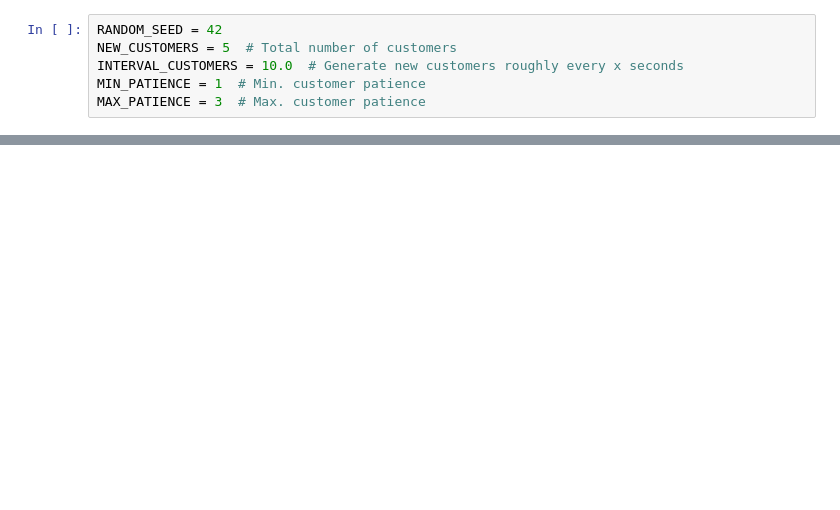
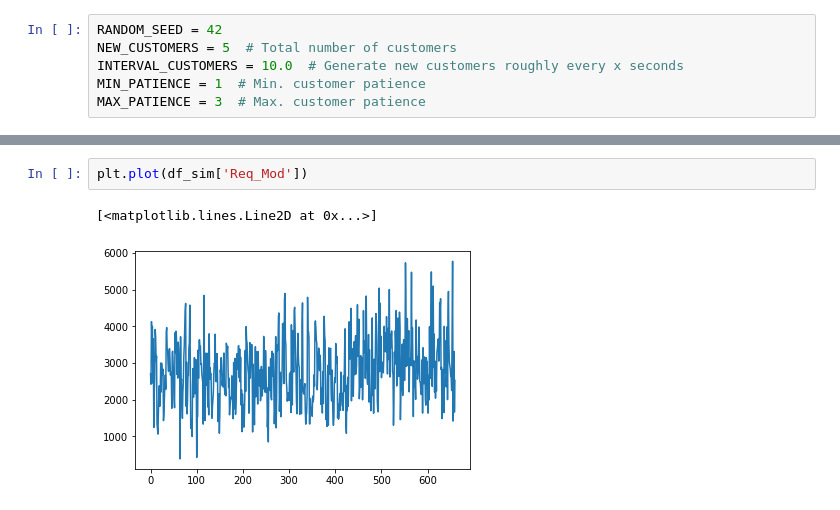
Before and after one commit to mattlucich/Data-604-Final-Project, a Jupyter notebook: Server-Load-Simulation.ipynb, the cells around one changed output, grey strips where cells are left out. Drawn from its saved outputs; the diff is of its cells as text; blank space fills up the shorter version.

```diff
--- a/Server-Load-Simulation.ipynb
+++ b/Server-Load-Simulation.ipynb
@@ -362,0 +224,5 @@ plt.show()
+# %%
+plt.plot(df_sim['Req_Mod'])
+# %% [output]
+[<matplotlib.lines.Line2D at 0x...>]
+[figure, added]
```
Also changed, not shown: parts of 20 cells of this notebook.
